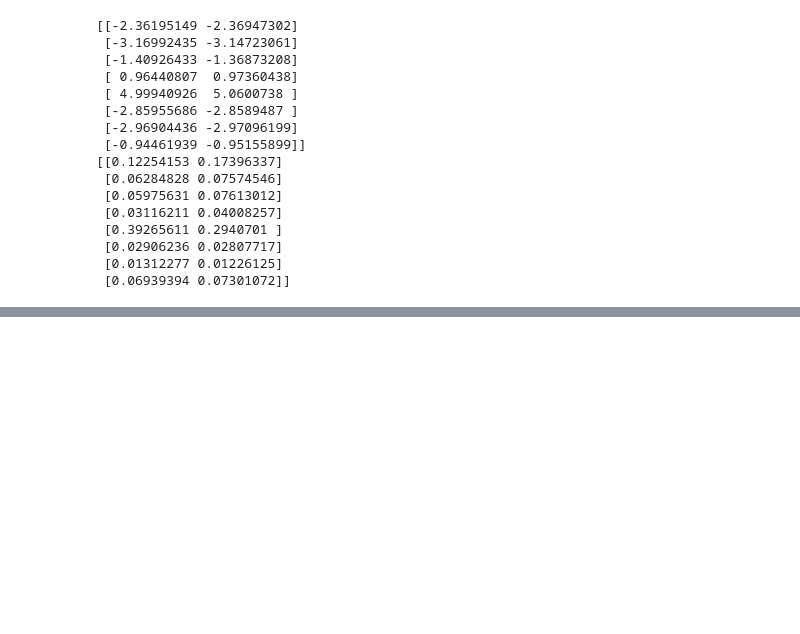
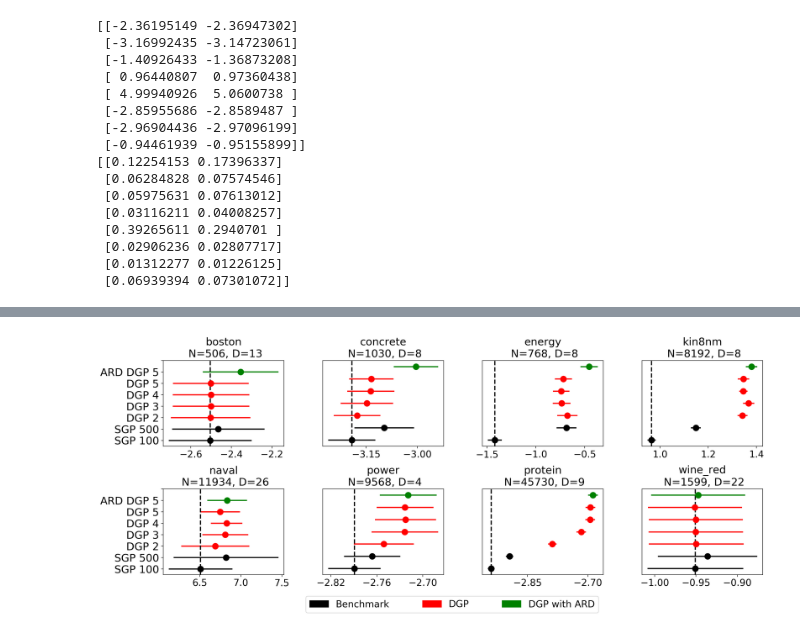
Before and after one commit to MattAshman/MLMI4, a Jupyter notebook: notebooks/uci_regression_results.ipynb, the cells around one changed output, grey strips where cells are left out. Drawn from its saved outputs; the diff is of its cells as text; code cells hidden in the pictures; blank space fills up the shorter version.

Commit message:
More results.

```diff
--- a/notebooks/uci_regression_results.ipynb
+++ b/notebooks/uci_regression_results.ipynb
@@ -57,7 +54,7 @@ print(std_nlls)
  [0.05750476 0.0572139  0.05687146 0.05693198]]
 # %%
 datasets = ['boston', 'concrete', 'energy', 'kin8nm', 'naval', 'power', 'protein', 'wine_red']
-results_dir = '../aep_results/'
+results_dir = '../regression_results/aep_results'
 
 layers = ['2', '3']
 
@@ -78,6 +75,9 @@ for layer in layers:
             results = [float(result) for result in results if result != 'nan']
             aep_mean_nlls[datasets.index(dataset), layers.index(layer)] = np.mean(results)
             aep_std_nlls[datasets.index(dataset), layers.index(layer)] = np.std(results)
+        else:
+            aep_mean_nlls[datasets.index(dataset), layers.index(layer)] = np.nan
+            aep_std_nlls[datasets.index(dataset), layers.index(layer)] = np.nan
 # %%
 print(aep_mean_nlls)
 print(aep_std_nlls)
@@ -99,8 +99,8 @@ print(aep_std_nlls)
  [0.01312277 0.01226125]
  [0.06939394 0.07301072]]
 # %%
-datasets = ['boston', 'concrete', 'energy', 'kin8nm']
-results_dir = '../ard_tmp/'
+ard_datasets = ['boston', 'concrete', 'energy', 'kin8nm', 'naval', 'power', 'protein', 'wine_red']
+results_dir = '../regression_results/ard_results'
 
 layers = ['2', '3', '4', '5']
 
@@ -108,7 +108,7 @@ ard_mean_nlls = np.ndarray(shape=(len(datasets), len(layers)))
 ard_std_nlls = np.ndarray(shape=(len(datasets), len(layers)))
 for layer in layers:
     for dataset in datasets:
-        filename = dataset + '_' + layer + '_' + '100'
+        filename = 'ard_' + dataset + '_' + layer + '_' + '100'
         path = os.path.join(results_dir, filename)
         nll_path = path + '.nll'
         rmse_path = path + '.rsme'
@@ -121,6 +121,9 @@ for layer in layers:
             results = [float(result) for result in results if result != 'nan']
             ard_mean_nlls[datasets.index(dataset), layers.index(layer)] = np.mean(results)
             ard_std_nlls[datasets.index(dataset), layers.index(layer)] = np.std(results)
+        else:
+            ard_mean_nlls[datasets.index(dataset), layers.index(layer)] = np.nan
+            ard_std_nlls[datasets.index(dataset), layers.index(layer)] = np.nan
 # %%
 print(ard_mean_nlls)
 print(ard_std_nlls)
@@ -159,0 +193,64 @@ plt.show()
+# %%
+datasets = ['boston', 'concrete', 'energy', 'kin8nm', 'naval', 'power', 'protein', 'wine_red']
+Ns = ['506', '1030', '768', '8192', '11934', '9568', '45730', '1599']
+Ds = ['13', '8','8', '8', '26', '4', '9', '22']
+
+from matplotlib.patches import Patch
+from matplotlib import ticker
+custom_scatter = [Patch(color='k'),
+                  Patch(color='r'),
+                  Patch(color='g')]
+
+fig, axes = plt.subplots(nrows=2, ncols=4, figsize=(16,7), dpi=200)
+
+# Plot SGP results
+for i, (ax, dataset) in enumerate(zip(axes.flatten(), datasets)):
+    svgp_label = 'SGP 100'
+    svgp500_label = 'SGP 500'
+    ax.axvline(svgp_mean_nlls[i, 0], ls='--', color='k', lw=2)
+    ax.errorbar(svgp_mean_nlls[i, 0], 0, xerr=svgp_std_nlls[i, 0], label='SGP 100', marker='o', color='k', ms=10, lw=2)
+    ax.errorbar(svgp_mean_nlls[i, 1], 1, xerr=svgp_std_nlls[i, 1], label='SGP 500', marker='o', color='k', ms=10, lw=2)
+
+# Plots DSVI (+ARD) results.
+layers = [2, 3, 4, 5]
+for i, (ax, dataset) in enumerate(zip(axes.flatten(), datasets)):
+    for layer in range(len(layers)):
+        label = 'DGP-' + str(layer+2)
+        ard_label = 'ARD-DGP-' + str(layer+2)
+        ax.errorbar(dsvi_mean_nlls[i, layer], (layer+2), xerr=dsvi_std_nlls[i, layer], label=label,
+                    marker='o', color='r', ms=10, lw=2)
+
+    if dataset in ard_datasets:
+        ax.errorbar(ard_mean_nlls[i, 3], 6, xerr=dsvi_std_nlls[i, 3], label='ARD DGP 5', marker='o', color='g',
+                    ms=10, lw=2)
+
+    ax.set_yticks([], [])
+    ax.set_ylim(-0.5, 6.5)
+    ax.tick_params(axis='x', which='major', labelsize=16)
+    M = 3
+    xticks = ticker.MaxNLocator(M)
+    ax.xaxis.set_major_locator(xticks)
+#     ax.locator_params(axis='x', nbins=3, tight=True)
+    ax.set_title(datasets[i] + '\n N=' + Ns[i] + ', D=' + Ds[i], fontsize=18)
+
+
+# Plot AEP results.
+#     ax.scatter(2*len(layers)+1, aep_mean_nlls[i, 0], label='AEP-DGP-1', marker='x', s=50)
+#     ax.scatter(2*len(layers)+2, aep_mean_nlls[i, 1], label='AEP-DGP-2', marker='x', s=50)
+
+# Plot
+
+# plt.legend(bbox_to_anchor=(1.04,1), loc="upper left")
+axes[0][0].set_yticks(np.arange(8))
+axes[0][0].set_yticklabels(['SGP 100', 'SGP 500', 'DGP 2', 'DGP 3', 'DGP 4', 'DGP 5', 'ARD DGP 5'], fontsize=18)
+axes[1][0].set_yticks(np.arange(8))
+axes[1][0].set_yticklabels(['SGP 100', 'SGP 500', 'DGP 2', 'DGP 3', 'DGP 4', 'DGP 5', 'ARD DGP 5'], fontsize=18)
+axes[1][2].legend(custom_scatter, ['Benchmark', 'DGP', 'DGP with ARD'],
+                  bbox_to_anchor=(-1.5, -0.5, 2.5, 0.5), loc='lower center', ncol=3, mode='expand',
+                  fontsize=16)
+plt.tight_layout()
+plt.subplots_adjust(hspace=0.5)
+# plt.show()
+plt.savefig(fname='uci_regression_results.png', dpi=400, bbox_inches='tight')
+# %% [output]
+[figure, added]
```
Also changed, not shown: parts of 8 cells of this notebook, 31 other files.
